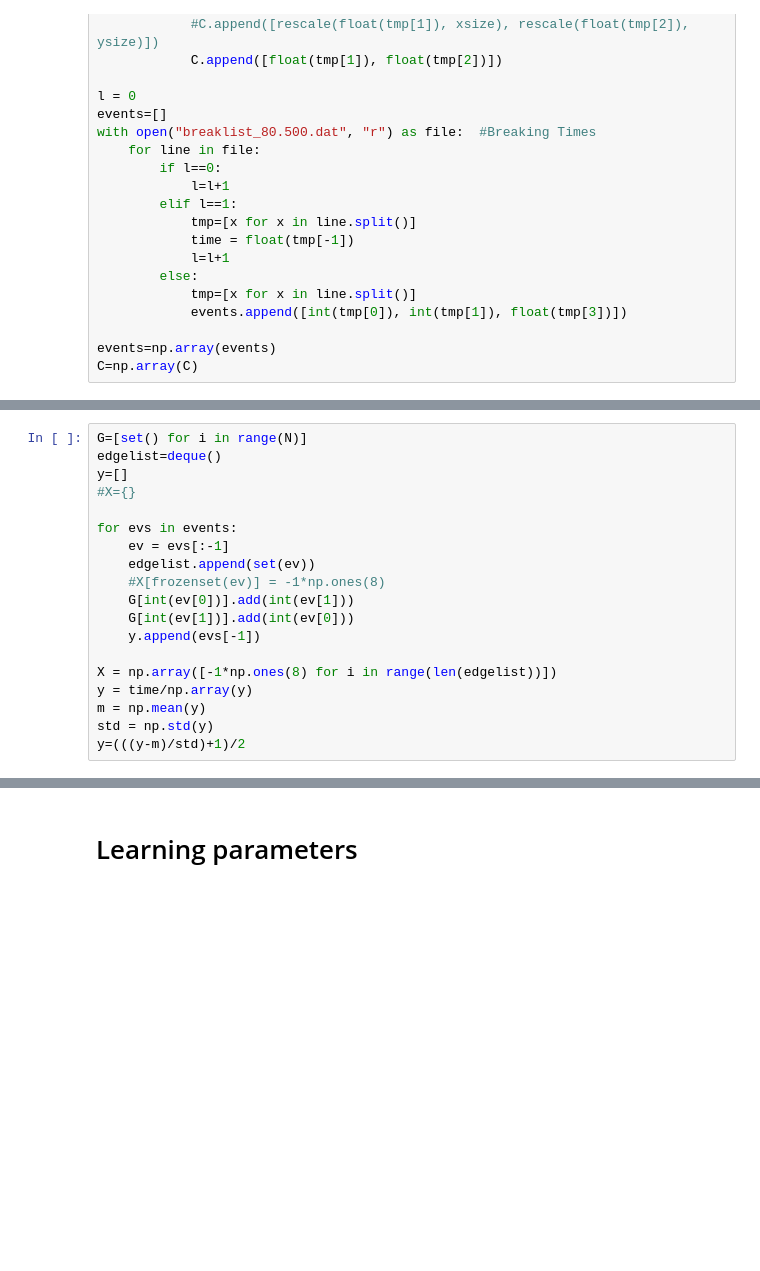
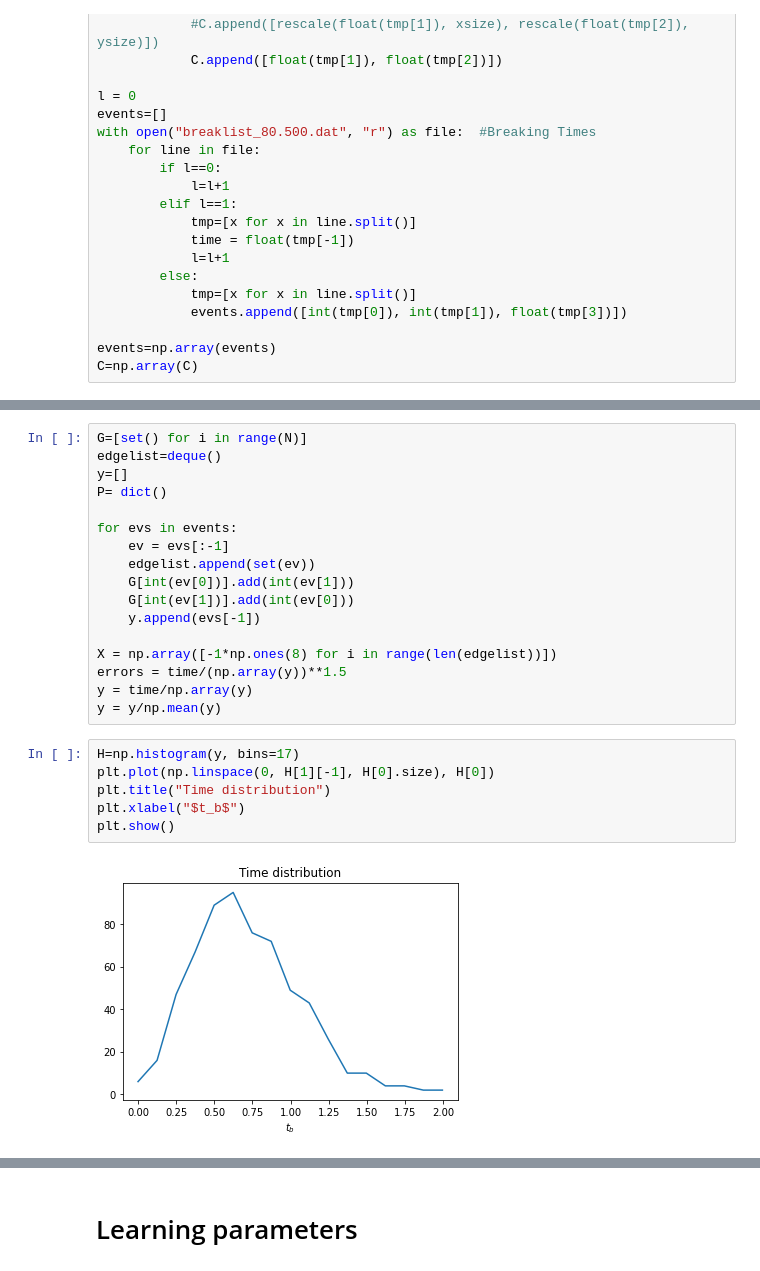
Before and after one commit to Simone7monaco/PatchyParticles, a Jupyter notebook: OrderParameters.ipynb, the cells around one changed output, grey strips where cells are left out. Cells and saved outputs as stored; diff of their text form; blank space fills up the shorter version.

```diff
--- a/OrderParameters.ipynb
+++ b/OrderParameters.ipynb
@@ -134,19 +135,25 @@ def cycle(i, j, direction=2):
 G=[set() for i in range(N)]
 edgelist=deque()
 y=[]
-#X={}
+P= dict()
 
 for evs in events:
     ev = evs[:-1]
     edgelist.append(set(ev))
-    #X[frozenset(ev)] = -1*np.ones(8)
     G[int(ev[0])].add(int(ev[1]))
     G[int(ev[1])].add(int(ev[0]))
     y.append(evs[-1])
 
 X = np.array([-1*np.ones(8) for i in range(len(edgelist))])
+errors = time/(np.array(y))**1.5
 y = time/np.array(y)
-m = np.mean(y)
-std = np.std(y)
-y=(((y-m)/std)+1)/2
+y = y/np.mean(y)
+# %%
+H=np.histogram(y, bins=17)
+plt.plot(np.linspace(0, H[1][-1], H[0].size), H[0])
+plt.title("Time distribution")
+plt.xlabel("$t_b$")
+plt.show()
+# %% [output]
+[figure, added]
 # %%
```
Also changed, not shown: parts of 16 cells of this notebook.
